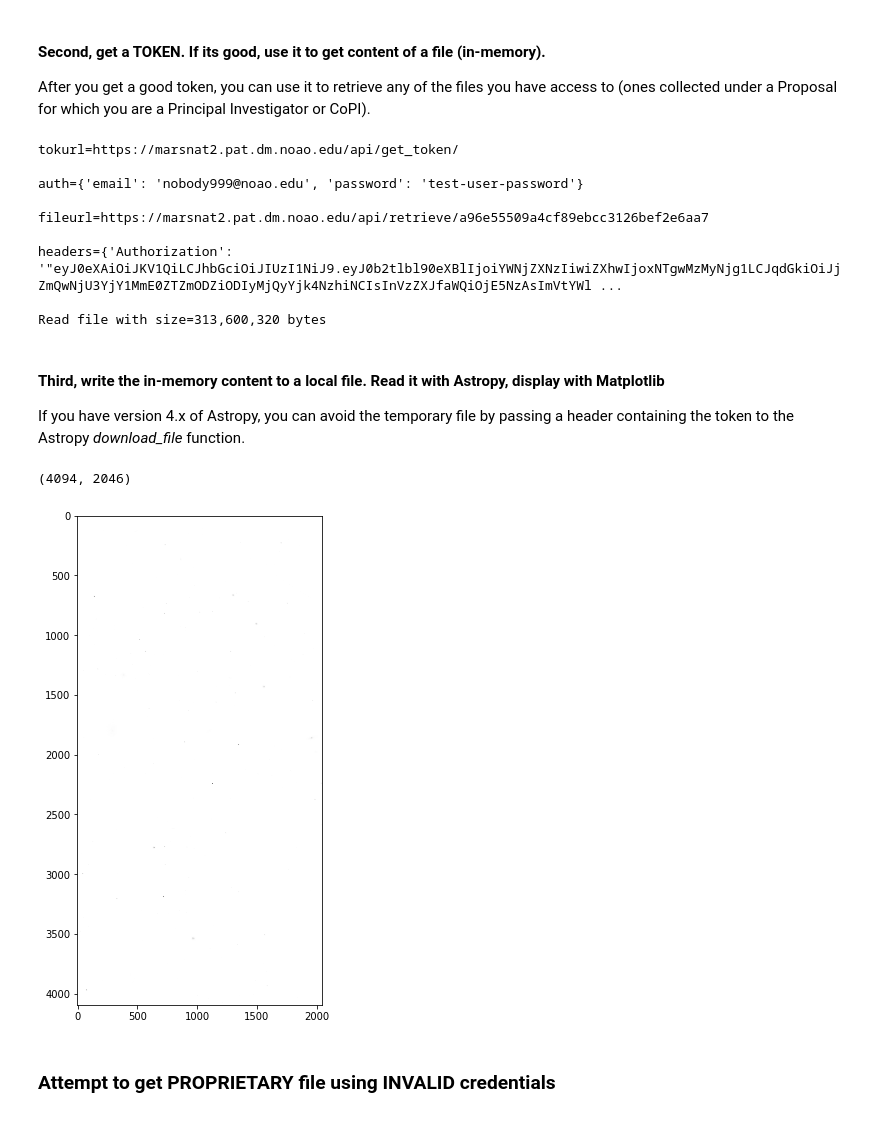
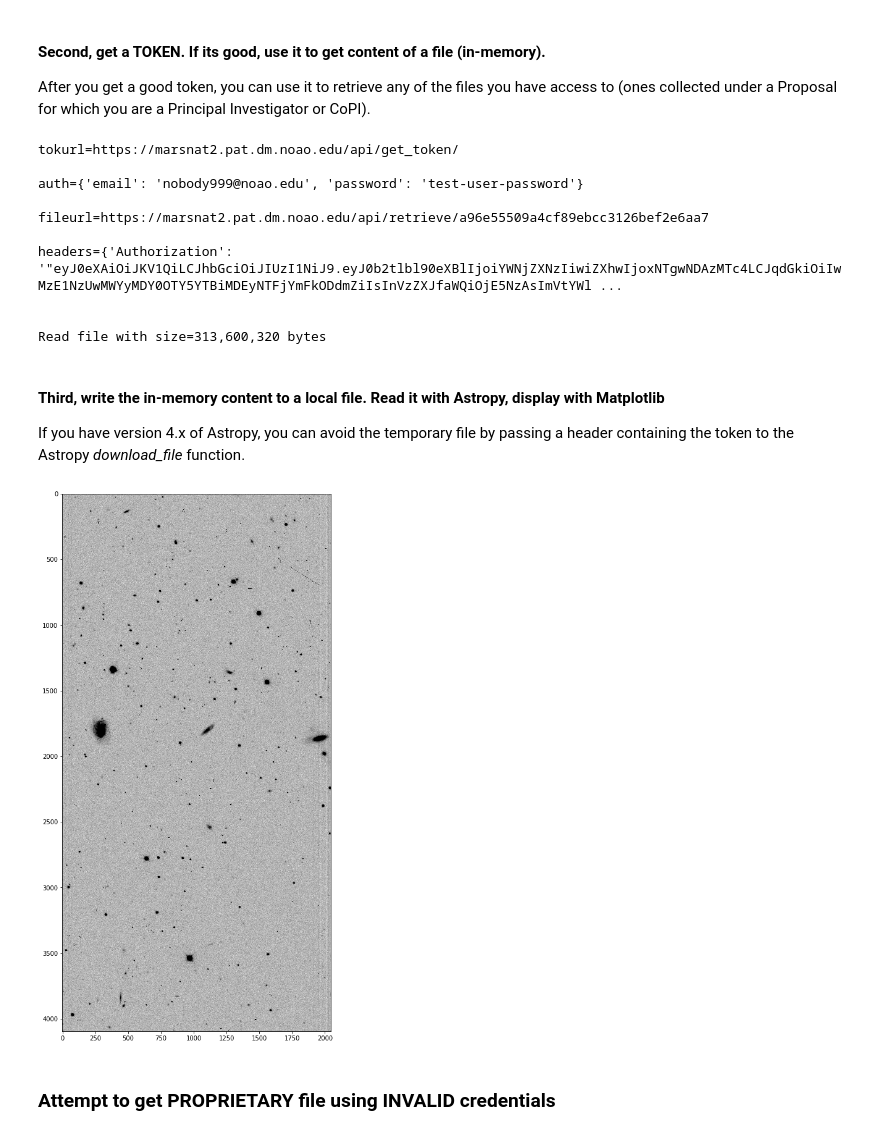
Before and after one commit to NOAO/nat-nb, a Jupyter notebook: api-authentication.ipynb, the cells around one changed output. Drawn from its saved outputs; the diff is of its cells as text; code cells hidden in the pictures.

```diff
--- a/api-authentication.ipynb
+++ b/api-authentication.ipynb
@@ -155,12 +155,12 @@ r = requests.post(tokurl, json=auth)
 if r.status_code == 200:
     token = r.content.decode("utf-8")
     headers = dict(Authorization=token)
-    print(f'headers={headers}')
+    print(f'headers={headers}\n')
     r2 = requests.get(fileurl,headers=headers)
     if r2.status_code == 200:
         print(f'\nRead file with size={len(r2.content):,} bytes')
     else:
-        print(r2.json()['message'])
+        print(f'Error getting file: {r2.json()["message"]}')
 else:
     print(token['detail'])
 # %% [output]
@@ -170,7 +170,8 @@ auth={'email': 'nobody999@noao.edu', 'password': 'test-user-password'}
 
 fileurl=https://marsnat2.pat.dm.noao.edu/api/retrieve/a96e55509a4cf89ebcc3126bef2e6aa7
 
-headers={'Authorization': '"eyJ0eXAiOiJKV1QiLCJhbGciOiJIUzI1NiJ9.eyJ0b2tlbl90eXBlIjoiYWNjZXNzIiwiZXhwIjoxNTgwMzMyNjg1LCJqdGkiOiJjZmQwNjU3YjY1MmE0ZTZmODZiODIyMjQyYjk4NzhiNCIsInVzZXJfaWQiOjE5NzAsImVtYWl ...
+headers={'Authorization': '"eyJ0eXAiOiJKV1QiLCJhbGciOiJIUzI1NiJ9.eyJ0b2tlbl90eXBlIjoiYWNjZXNzIiwiZXhwIjoxNTgwNDAzMTc4LCJqdGkiOiIwMzE1NzUwMWYyMDY0OTY5YTBiMDEyNTFjYmFkODdmZiIsInVzZXJfaWQiOjE5NzAsImVtYWl ...
+
 
 Read file with size=313,600,320 bytes
 # %% [markdown]
@@ -179,14 +180,14 @@ If you have version 4.x of Astropy, you can avoid the temporary file by passing
 # %%
 # Older versions of Astropy do not accept "http_headers" keyword
 #! zimage = pyfits.getdata(autils.data.download_file(fileurl,http_headers=headers,cache=True,show_progress=False,timeout=120))
-open('temp.fits', 'wb').write(r2.content) # write temp file
-zimage = pyfits.getdata('temp.fits')
-plt.rcParams["figure.figsize"] = [16,9]
-plt.imshow(zimage,cmap=matplotlib.cm.gray_r)
-zimage.shape
+if r2.status_code == 200:
+    open('temp.fits', 'wb').write(r2.content) # write temp file
+    zimage = pyfits.getdata('temp.fits')
+    fig = plt.figure(figsize=(8,16))
+    plt.imshow(zimage,cmap=matplotlib.cm.gray_r,vmin=90,vmax=200)
+    zimage.shape
 # %% [output]
-(4094, 2046)
-[figure, old version]
+[figure, new version]
 # %% [markdown]
 ### Attempt to get PROPRIETARY file using INVALID credentials  <a id="bad_auth">
 # %%
```
Also changed, not shown: parts of 7 cells of this notebook, 3 other files.
